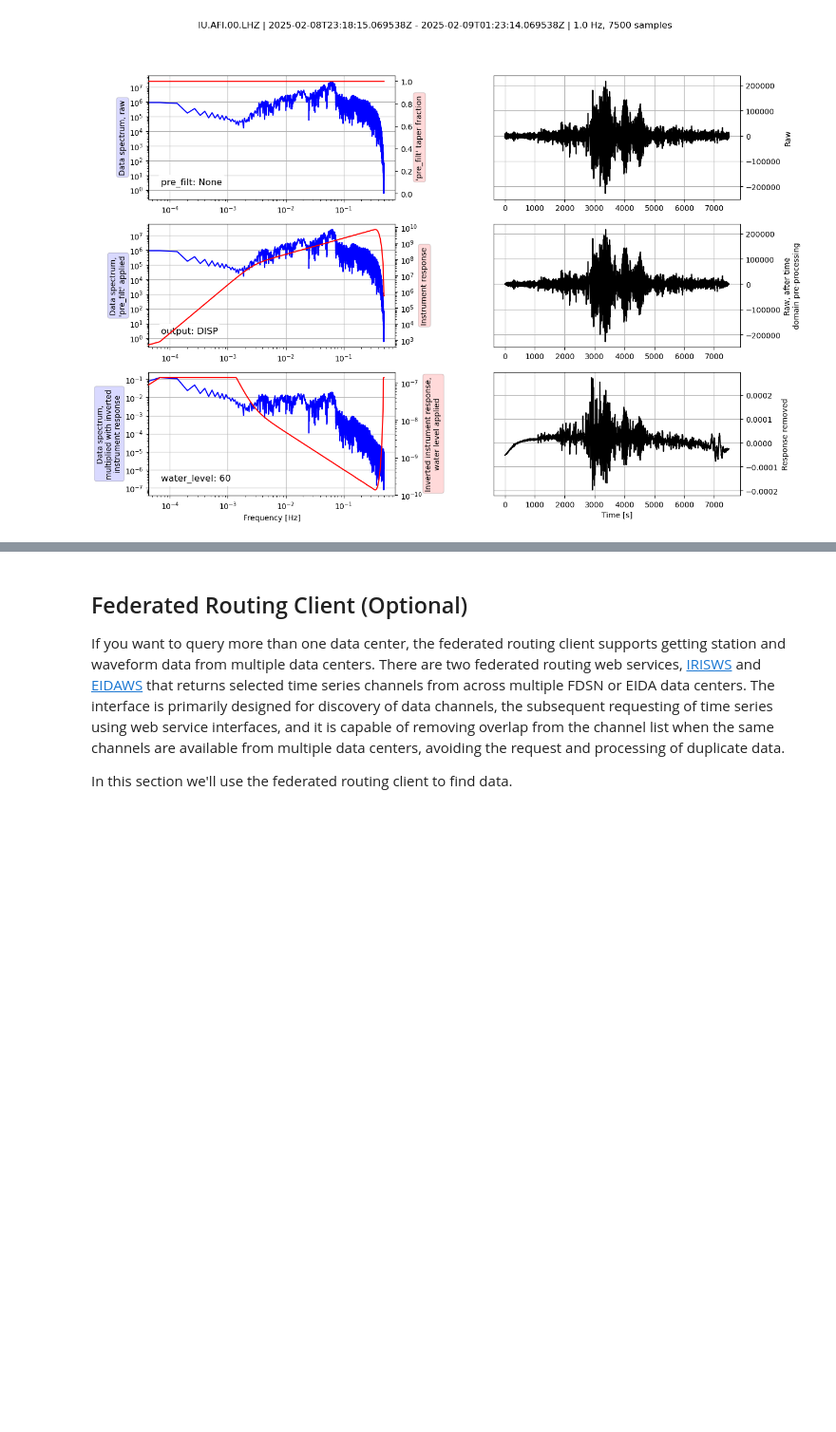
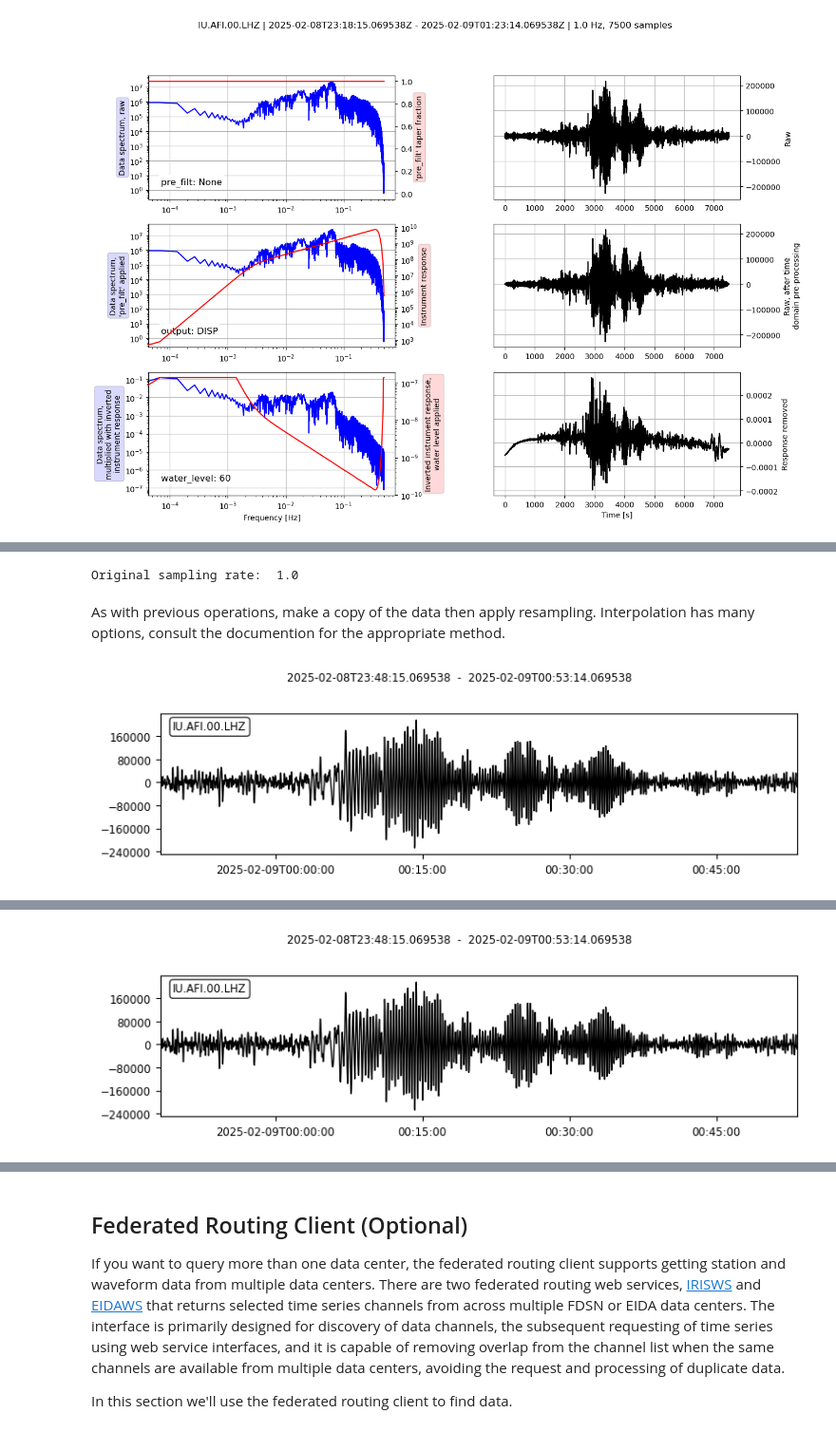
Before and after one commit to spara/cloud-101-geolab, a Jupyter notebook: obspy-tutorial.ipynb, the cells around one changed output, grey strips where cells are left out. Shown at 95% size. Saved outputs shown, nothing was run; the diff lists cells and outputs as text; code cells hidden in the pictures; blank space fills up the shorter version.

```diff
--- a/obspy-tutorial.ipynb
+++ b/obspy-tutorial.ipynb
@@ -300,0 +347,20 @@ inventory.plot();
+# %%
+print("\nOriginal sampling rate: ",tr_trim.stats.sampling_rate)
+# %% [output]
+Original sampling rate:  1.0
+# %% [markdown]
+As with previous operations, make a copy of the data then apply resampling. Interpolation has many options, consult the documention for the appropriate method.
+# %%
+# copy the trace
+tr_resample = tr_trim.copy()
+
+# resample by interpolation
+tr_resample.interpolate(sampling_rate=2, method="lanczos", a=20)
+
+# plot the orignal trace and the resampled trace
+tr_trim.plot()
+print("\nOriginal sampling rate: ",tr)
+tr_resample.plot();
+print("\nNew sampling rate: ", tr_resample)
+# %% [output]
+[figure, added]
@@ -300,0 +368 @@ inventory.plot();
+[figure, added]
```
Also changed, not shown: parts of 29 cells of this notebook, 4 other files.
